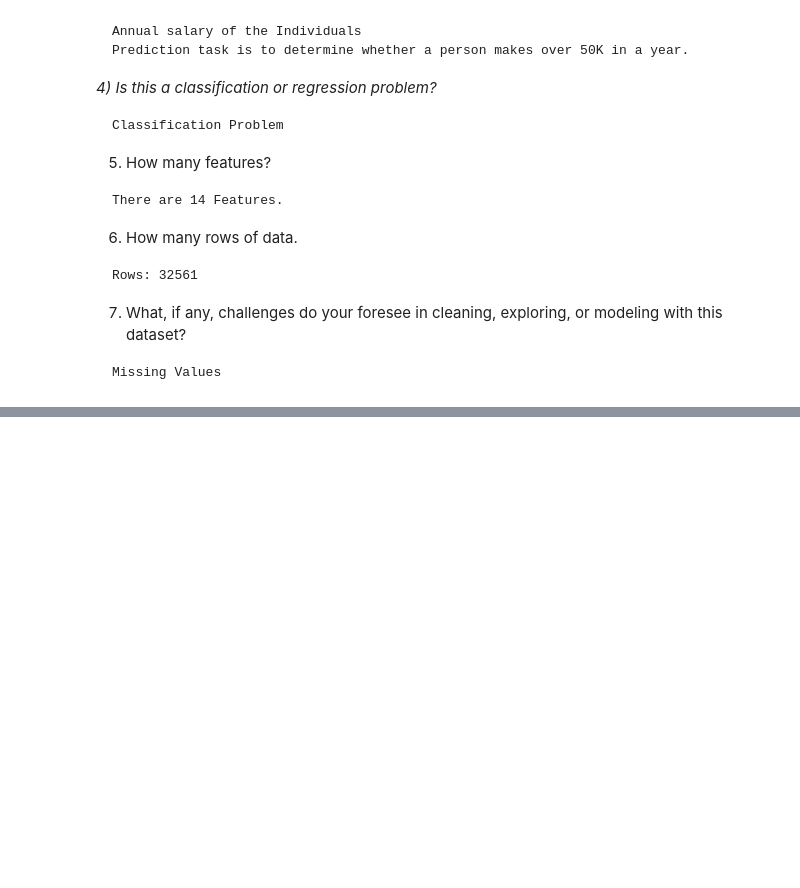
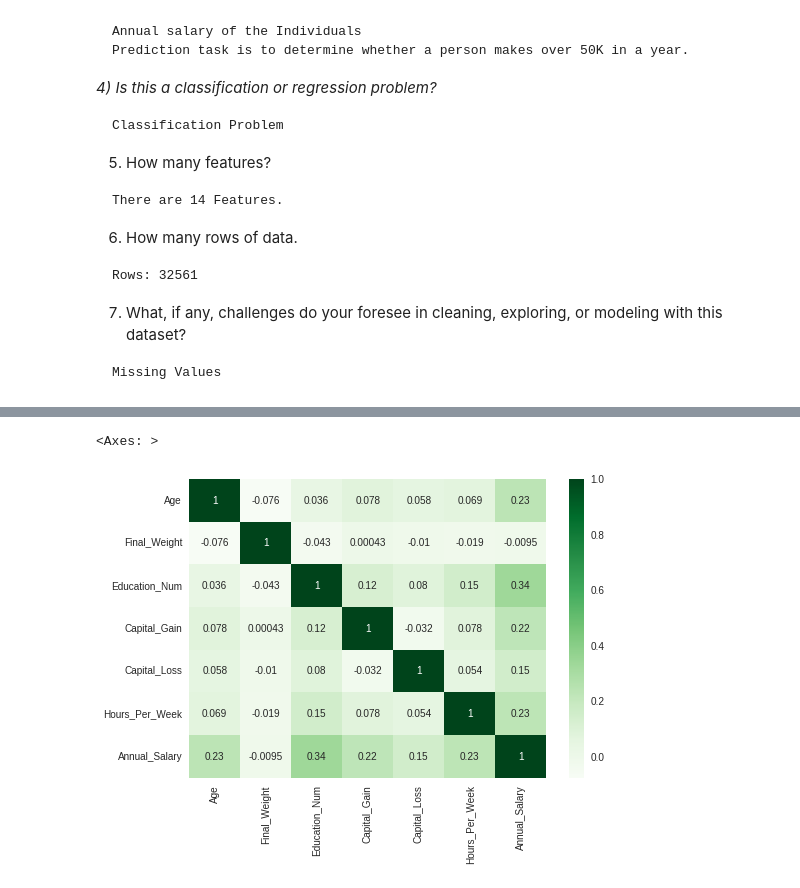
Before and after one commit to imugagga/Sales-Predictions---JFood-Sores, a Jupyter notebook: Project_2_Mugagga_Innocent.ipynb, the cells around one changed output, grey strips where cells are left out. Saved outputs shown, nothing was run; the diff lists cells and outputs as text; code cells hidden in the pictures; blank space fills up the shorter version.

```diff
--- a/Project_2_Mugagga_Innocent.ipynb
+++ b/Project_2_Mugagga_Innocent.ipynb
@@ -197,0 +230,4 @@ Missing Values
+# %%
+#Drop Duplicates
+df.drop_duplicates(inplace=True)
+df.duplicated().sum()
@@ -197,0 +310,7 @@ Missing Values
+# %%
+#In the dataset the missing values are represented as ' ?',
+#Thus i will replace this with a Nan to have a better view of the column with the missing values
+df.replace('?',np.nan,inplace=True)
+
+#Identify and addressed missing values
+df.isnull().sum()
@@ -197,0 +362,10 @@ Missing Values
+# %%
+#Imputation
+Mode_Workclass  = df['Workclass'].mode()[0]
+df['Workclass'].fillna(Mode_Workclass,inplace=True)
+
+Mode_Occupation  = df['Occupation'].mode()[0]
+df['Occupation'].fillna(Mode_Occupation,inplace=True)
+
+Mode_Native_Country  = df['Native_Country'].mode()[0]
+df['Native_Country'].fillna(Mode_Native_Country,inplace=True)
@@ -197,0 +403,11 @@ Missing Values
+# %%
+#Numerize the Target Column
+df['Annual_Salary'] = df['Annual_Salary'].map({'<=50K':0,'>50K':1})
+# %%
+#View Correlations between the Various Features.
+corr_df = df.corr()
+Corr_matrix = sns.heatmap(corr_df,annot=True, cmap='Greens')
+Corr_matrix
+# %% [output]
+<Axes: >
+[figure, added]
```
Also changed, not shown: parts of 24 cells of this notebook.
